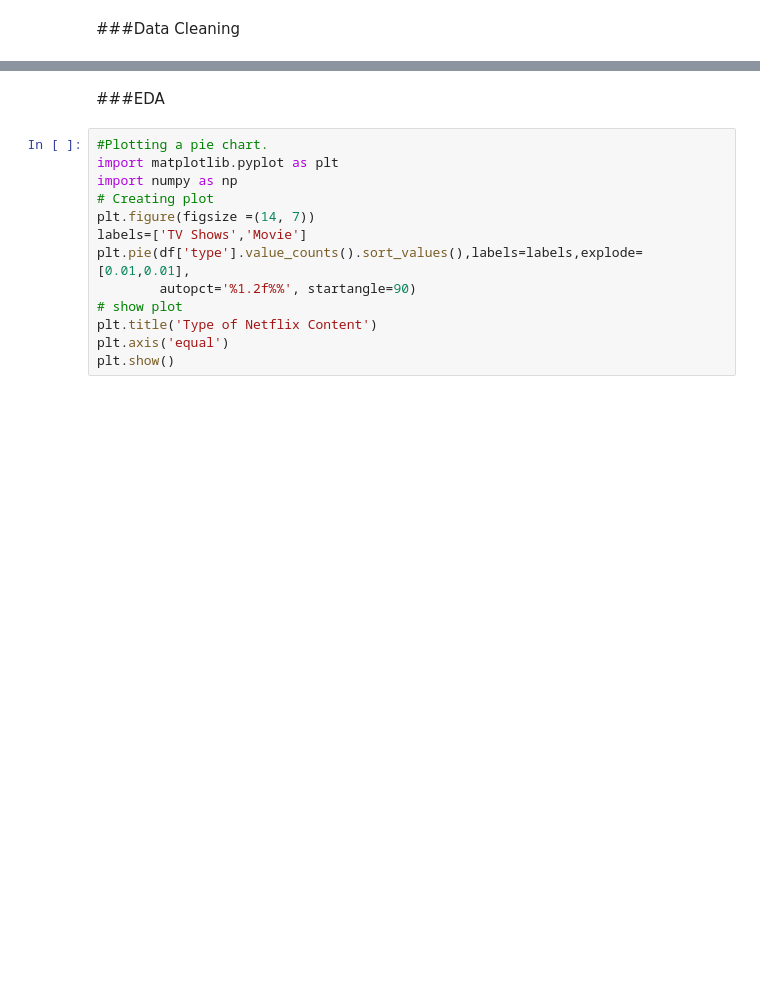
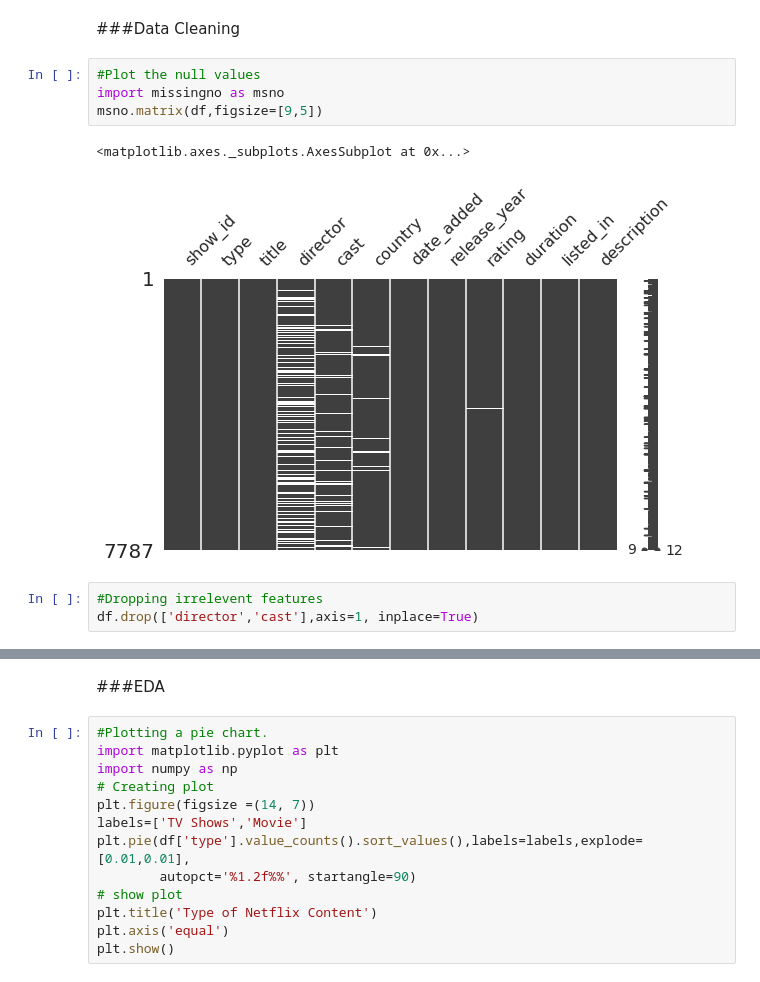
Before and after one commit to Ranjitghadge/NETFLIX-MOVIES-AND-TV-SHOWS-CLUSTERING, a Jupyter notebook: Ranjit_G_NETFLIX_MOVIES_AND_TV_SHOWS_CLUSTERING.ipynb, the cells around one changed output, grey strips where cells are left out. Drawn from its saved outputs; the diff is of its cells as text; blank space fills up the shorter version.

```diff
--- a/Ranjit_G_NETFLIX_MOVIES_AND_TV_SHOWS_CLUSTERING.ipynb
+++ b/Ranjit_G_NETFLIX_MOVIES_AND_TV_SHOWS_CLUSTERING.ipynb
@@ -140,2 +155,12 @@ df.describe(include=['object'])
 # %% [markdown]
 ###Data Cleaning
+# %%
+#Plot the null values
+import missingno as msno
+msno.matrix(df,figsize=[9,5])
+# %% [output]
+<matplotlib.axes._subplots.AxesSubplot at 0x...>
+[figure, added]
+# %%
+#Dropping irrelevent features
+df.drop(['director','cast'],axis=1, inplace=True)
```
Also changed, not shown: parts of 64 cells of this notebook.
